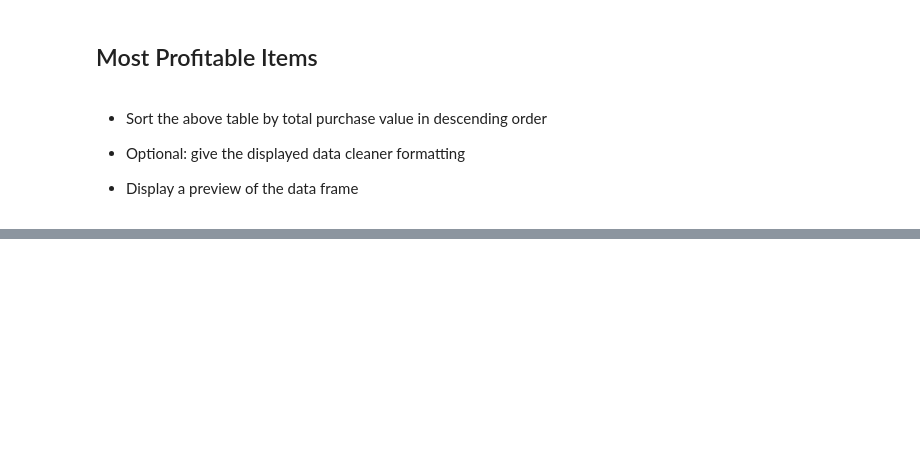
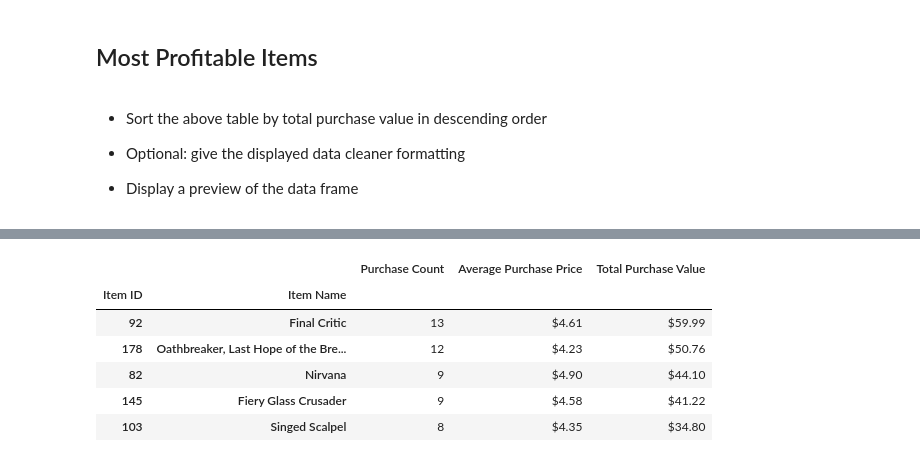
Before and after one commit to slobanwala1/pandas-challenge, a Jupyter notebook: my_submission/HeroesOfPymoli/HeroesOfPymoli_starter.ipynb, the cells around one changed output, grey strips where cells are left out. Drawn from its saved outputs; the diff is of its cells as text; code cells hidden in the pictures; blank space fills up the shorter version.

```diff
--- a/my_submission/HeroesOfPymoli/HeroesOfPymoli_starter.ipynb
+++ b/my_submission/HeroesOfPymoli/HeroesOfPymoli_starter.ipynb
@@ -417,0 +406,35 @@ most_popular_items_df.head()
+# %%
+# Groupby on Item ID and Item name
+purchase_data_profitable_df_grouped = purchase_data.groupby(["Item ID","Item Name"])
+
+# Purchase Count
+purchase_count = purchase_data_profitable_df_grouped["Age"].count()
+
+# Average Purchase Price
+avg_purchase_price = purchase_data_profitable_df_grouped["Price"].mean()
+
+# Total Purchase Value
+tot_purchase_val = purchase_data_profitable_df_grouped["Price"].sum()
+
+# ***Create a table/dataframe***
+most_profitable_items_df = pd.DataFrame({"Purchase Count":purchase_count, "Average Purchase Price":avg_purchase_price,
+                             "Total Purchase Value":tot_purchase_val})
+
+# Sort by the purchase count
+most_profitable_items_df = most_profitable_items_df.sort_values("Total Purchase Value", ascending = False)
+
+# Format data to have symbols and rounding
+most_profitable_items_df["Average Purchase Price"] = most_profitable_items_df["Average Purchase Price"].map("${:,.2f}".format)
+
+most_profitable_items_df["Total Purchase Value"] = most_profitable_items_df["Total Purchase Value"].map("${:,.2f}".format)
+
+# Display top 5 of dataframe that have most count
+most_profitable_items_df.head()
+# %% [output]
+|  |  | Purchase Count | Average Purchase Price | Total Purchase Value |
+| Item ID | Item Name |  |  |  |
+| 92 | Final Critic | 13 | $4.61 | $59.99 |
+| 178 | Oathbreaker, Last Hope of the Bre... | 12 | $4.23 | $50.76 |
+| 82 | Nirvana | 9 | $4.90 | $44.10 |
+| 145 | Fiery Glass Crusader | 9 | $4.58 | $41.22 |
+| 103 | Singed Scalpel | 8 | $4.35 | $34.80 |
```
Also changed, not shown: parts of 5 cells of this notebook.
